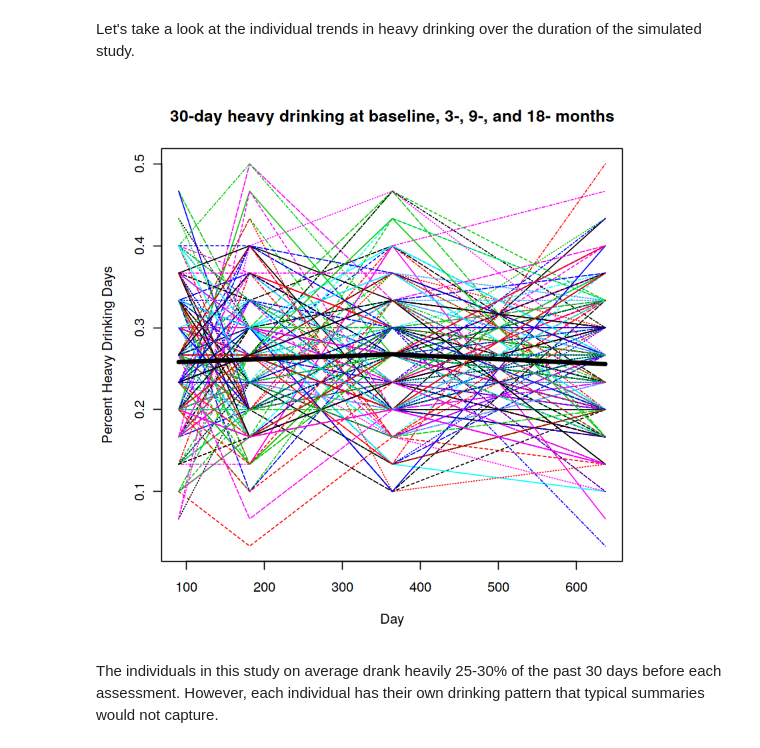
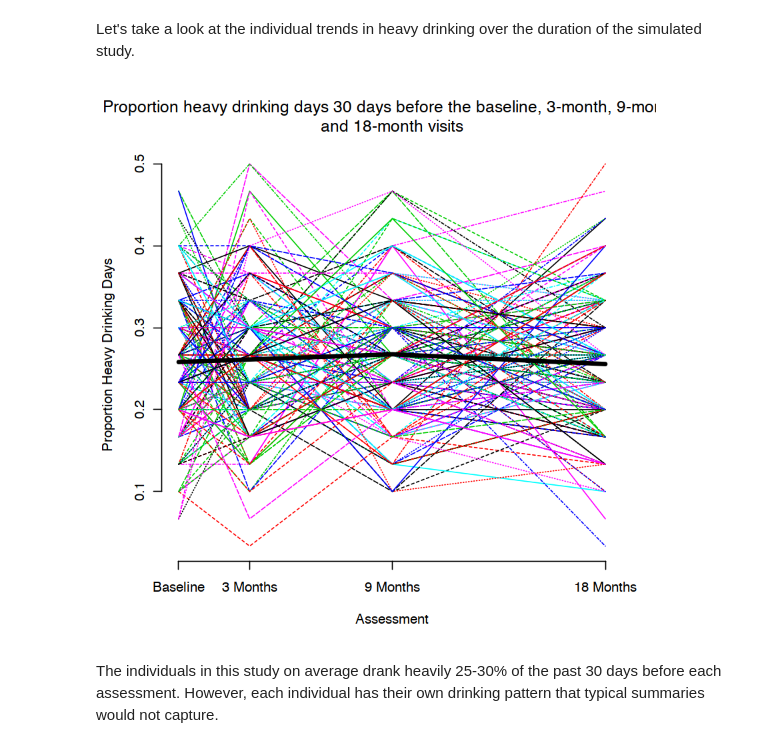
Before and after one commit to baurley/Mixed.SVM, a Jupyter notebook: notebooks/daily-drinking-notebook-demo.ipynb, the cells around one changed output. Drawn from its saved outputs; the diff is of its cells as text; code cells hidden in the pictures.

```diff
--- a/notebooks/daily-drinking-notebook-demo.ipynb
+++ b/notebooks/daily-drinking-notebook-demo.ipynb
@@ -235,12 +235,15 @@ Let's take a look at the individual trends in heavy drinking over the duration o
 # %%
 # put together the summaries of heavy drinking days in the past month at the four assessments
 trend <- cbind(base=base$phdd,mo3=mo3$phdd,mo9=mo9$phdd,mo18=mo18$phdd)
 h <- t(trend) # transpose for plotting
 ave <- rowMeans(h,na.rm=TRUE) # average values across individuals
-matplot(visitdays, h, type='l', xlab='Day', ylab='Percent Heavy Drinking Days',main="30-day heavy drinking at baseline, 3-, 9-, and 18- months") # plot the trend over the study
+matplot(visitdays, h, type='l', xlab="Assessment", axes=FALSE, ylab='Proportion Heavy Drinking Days',main="Proportion heavy drinking days 30 days before the baseline, 3-month, 9-month,
+and 18-month visits") # plot the trend over the study
+axis(2)
+axis(side=1,at=visitdays,labels=c("Baseline","3 Months","9 Months","18 Months"))
 matlines(visitdays,ave,lwd=4,col="black") # plot the average
 # %% [output]
-[figure, old version]
+[figure, new version]
 # %% [markdown]
 The individuals in this study on average drank heavily 25-30% of the past 30 days before each assessment. However, each individual has their own drinking pattern that typical summaries would not capture.
 # %% [markdown]
```
Also changed, not shown: parts of 13 cells of this notebook, 2 other files.
